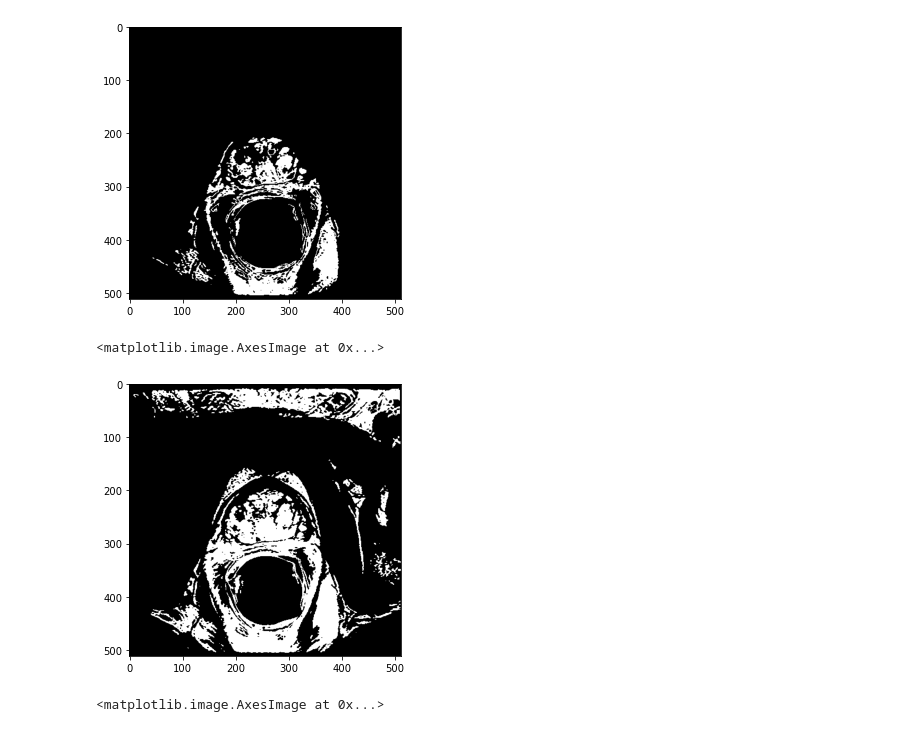
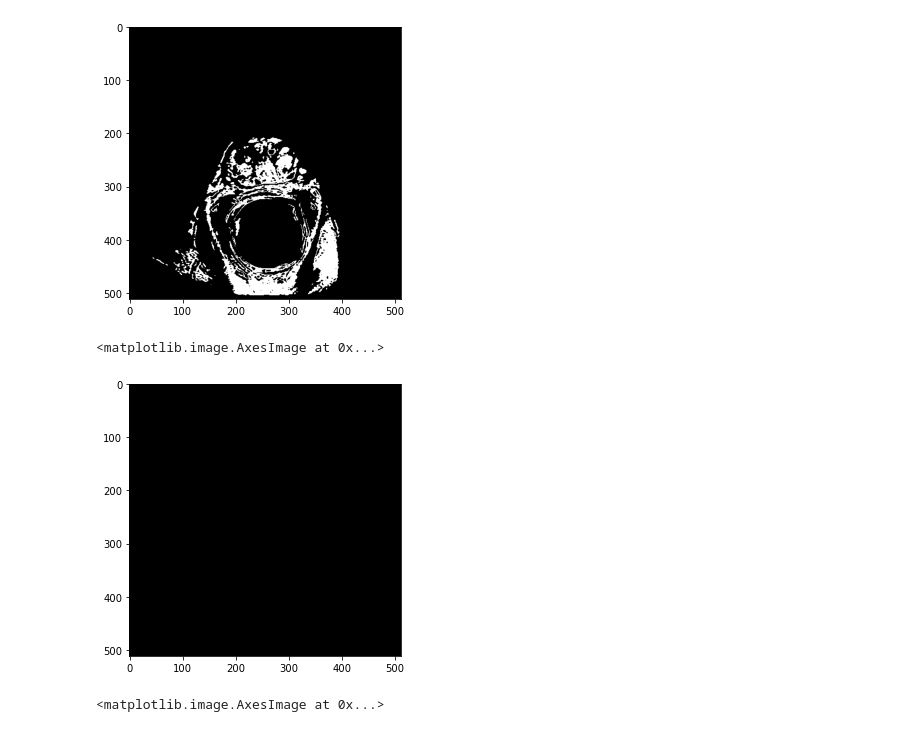
Before and after one commit to NingyouLi/miniProject_NingyouLi, a Jupyter notebook: mini_project.ipynb, the cells around one changed output. Saved outputs shown, nothing was run; the diff lists cells and outputs as text; code cells hidden in the pictures.

```diff
--- a/mini_project.ipynb
+++ b/mini_project.ipynb
@@ -119,13 +98,17 @@ AttributeError: 'GradientMagnitudeImageFilter' object has no attribute 'SetSigma
 # %%
-gradientMagnitude = sitk.GradientMagnitudeRecursiveGaussianImageFilter()
-gradientMagnitude.SetSigma(2)
-gradientMagnitudeOutput = gradientMagnitude.Execute(img)
-plt.figure(figsize=(10,5))
+hist_equal_filter = sitk.AdaptiveHistogramEqualizationImageFilter()
+hist_equal_filter.SetAlpha(0.1)
+hist_equal_filter.SetBeta(5.5)
+hist_equal_filter.SetRadius(40)
+equalied_img5 = hist_equal_filter.Execute(gamma_img)
+
+# Show reference image and filtered images
+#plt.figure(figsize=(20,10))
+plt.subplot(121)
 plt.gray()
-plt.subplot(1,2,1)
-plt.imshow(sitk.GetArrayFromImage(img[:,:,22]))
-plt.axis('off')
-plt.subplot(1,2,2)
-plt.imshow(sitk.GetArrayFromImage(gradientMagnitudeOutput[:,:,22])) # vmax should be tunned based on the nature of the filtered image
-plt.axis('off')
+plt.imshow(sitk.GetArrayFromImage(filtered_img[:,:,22] ))
+plt.title('Reference')
+plt.subplot(122)
+plt.imshow(sitk.GetArrayFromImage(equalied_img5[:,:,22])) # vmax should be tunned based on the nature of the filtered image
+plt.title('After Equalization')
 plt.show()
@@ -183,17 +114,0 @@ plt.show()
-# %%
-hist_equal_filter = sitk.AdaptiveHistogramEqualizationImageFilter()
-hist_equal_filter.SetAlpha(0.1)
-hist_equal_filter.SetBeta(13)
-hist_equal_filter.SetRadius(3)
-equalied_img5 = hist_equal_filter.Execute(filtered_img)
-
-# Show reference image and filtered images
-#plt.figure(figsize=(20,10))
-plt.subplot(121)
-plt.gray()
-plt.imshow(sitk.GetArrayFromImage(filtered_img[:,:,22] ))
-plt.title('Reference')
-plt.subplot(122)
-plt.imshow(sitk.GetArrayFromImage(equalied_img5[:,:,22])) # vmax should be tunned based on the nature of the filtered image
-plt.title('After Equalization')
-plt.show()
@@ -221,19 +134,19 @@ plt.imshow(sitk.GetArrayFromImage(con_growed_img1[:,:,22]))
 # %%
 # Use ConnectedThresholdImageFilter() to grow region
 ConnectedThresholdImageFilter = sitk.ConnectedThresholdImageFilter()
-ConnectedThresholdImageFilter.SetLower(145)
+ConnectedThresholdImageFilter.SetLower(143)
 # lower threshold tried: 0, 18, 30, 80, 90, 140
-ConnectedThresholdImageFilter.SetUpper(254)
+ConnectedThresholdImageFilter.SetUpper(185)
 ConnectedThresholdImageFilter.SetSeedList([(262,232,22)])
 # #F4:(425,4463,4);F3:(236,4837,4); F2:(329,4400,4);F1:(327,6519,4)
 
 threshold_img = ConnectedThresholdImageFilter.Execute(equalied_img5)
 
 plt.figure(figsize=(10,5))
 plt.imshow(sitk.GetArrayFromImage(threshold_img[:,:,22]))
 # %% [output]
 <matplotlib.image.AxesImage at 0x...>
-[figure, old version]
+[figure, new version]
 # %%
 # if len(sys.argv) < 10:
 #     print("Usage: {0} <inputImage> <outputImage> <seedX> <seedY> <Sigma> <SigmoidAlpha> <SigmoidBeta> <TimeThreshold>".format(sys.argv[0]))
```
Also changed, not shown: parts of 8 cells of this notebook.
